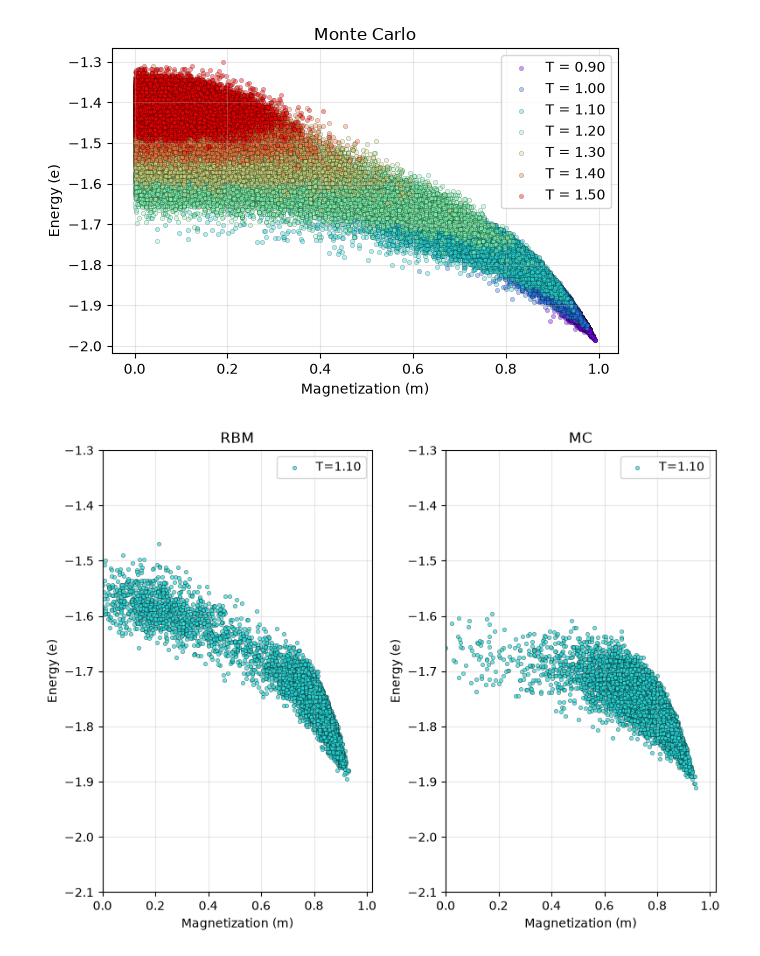
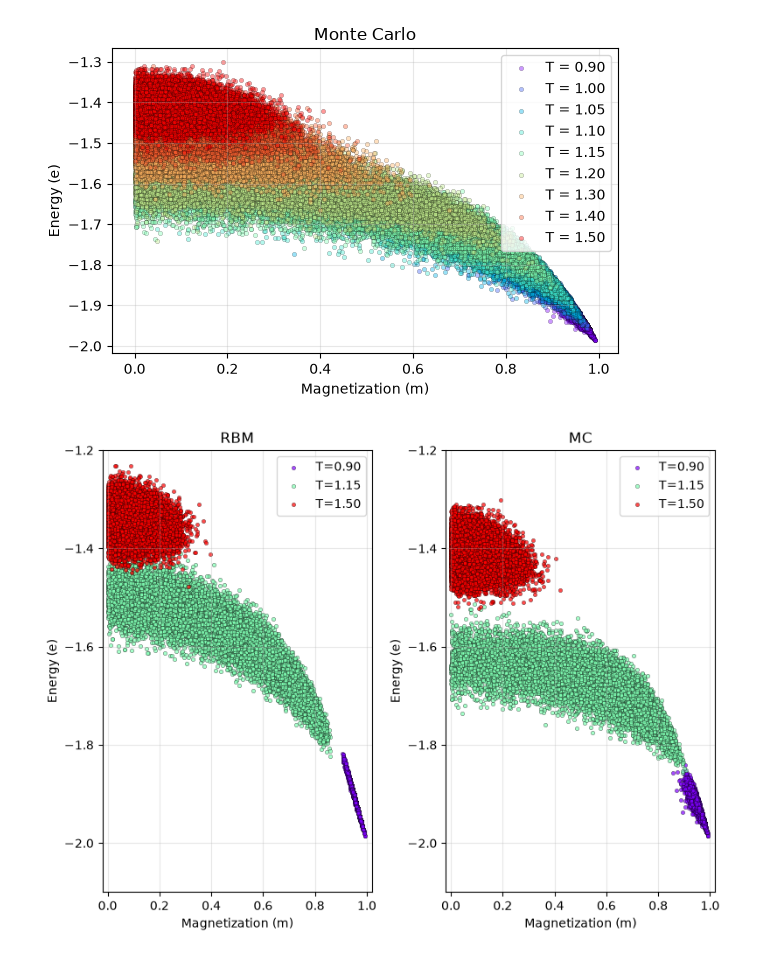
Before and after one commit to statisticalmechanics/rbm_potts, a Jupyter notebook: scatterplot.ipynb, the cells around one changed output. Drawn from its saved outputs; the diff is of its cells as text; code cells hidden in the pictures.

```diff
--- a/scatterplot.ipynb
+++ b/scatterplot.ipynb
@@ -8,7 +8,7 @@ e_dict = {}
 m_dict = {}
 
 for T in np.arange(0.6, 1.6001, 0.05):
-    data = np.loadtxt('./q2L32_gen_pcd10lr0.001epoch5000/gen_ME_q2L32T{:.3f}.txt'.format(T))
+    data = np.loadtxt('./q2L32_gen_pcd10lr0.0001epoch5000/gen_ME_q2L32T{:.3f}.txt'.format(T))
     e_dict[round(T, 3)] = data[:, 0]
     m_dict[round(T, 3)] = data[:, 1]
 # %%
@@ -18,5 +19,5 @@ array([1., 1., 1., ..., 1., 1., 1.], shape=(20000,))
 # %%
-T_list = [0.9, 1.0, 1.1,1.2, 1.3, 1.4, 1.5]
+T_list = [0.9, 1.0, 1.05, 1.1, 1.15, 1.2, 1.3, 1.4, 1.5]
 
 # Different colors
 colors = plt.cm.rainbow(np.linspace(0, 1, len(T_list)))
@@ -79,32 +80,33 @@ plt.grid(True, alpha=0.3)
 plt.tight_layout()
 plt.show()
 # %% [output]
-[figure, old version]
+[figure, new version]
 # %%
-i = 2
-T, color  = T_list[i], colors[i]
+#i = 4
+#T, color  = T_list[i], colors[i]
 
 fig, axes = plt.subplots(1, 2, figsize=(8, 6))
 
-axes[0].scatter(e_dict[T], m_dict[T], s=10, alpha=0.7, color=color, edgecolors='black', linewidths=0.3, label=f'T={T:.2f}')
-axes[0].set_xlim(0, 1.02)
-axes[0].set_ylim(-2.1, -1.3)
-axes[0].set_ylabel('Energy (e)')
-axes[0].set_xlabel('Magnetization (m)')
-axes[0].set_title('RBM')
-axes[0].legend()
-axes[0].grid(alpha=0.3)
+for T, color in zip([T_list[0],T_list[4],T_list[8]], [colors[0],colors[4],colors[8]]):
+    axes[0].scatter(e_dict[T], m_dict[T], s=10, alpha=0.7, color=color, edgecolors='black', linewidths=0.3, label=f'T={T:.2f}')
+    axes[0].set_xlim(-0.02, 1.02)
+    axes[0].set_ylim(-2.1, -1.2)
+    axes[0].set_ylabel('Energy (e)')
+    axes[0].set_xlabel('Magnetization (m)')
+    axes[0].set_title('RBM')
+    axes[0].legend()
+    axes[0].grid(alpha=0.3)
 
-axes[1].scatter(MCe_dict[T], MCm_dict[T], s=10, alpha=0.7, color=color, edgecolors='black', linewidths=0.3,label=f'T={T:.2f}')
-axes[1].set_xlim(0, 1.02)
-axes[1].set_ylim(-2.1, -1.3)
-axes[1].set_ylabel('Energy (e)')
-axes[1].set_xlabel('Magnetization (m)')
-axes[1].set_title('MC')
-axes[1].legend()
-axes[1].grid(alpha=0.3)
+    axes[1].scatter(MCe_dict[T], MCm_dict[T], s=10, alpha=0.7, color=color, edgecolors='black', linewidths=0.3,label=f'T={T:.2f}')
+    axes[1].set_xlim(-0.02, 1.02)
+    axes[1].set_ylim(-2.1, -1.2)
+    axes[1].set_ylabel('Energy (e)')
+    axes[1].set_xlabel('Magnetization (m)')
+    axes[1].set_title('MC')
+    axes[1].legend()
+    axes[1].grid(alpha=0.3)
 
 plt.tight_layout()
 plt.show()
 # %% [output]
-[figure, old version]
+[figure, new version]
```
Also changed, not shown: parts of 2 cells of this notebook, 1 other file.
